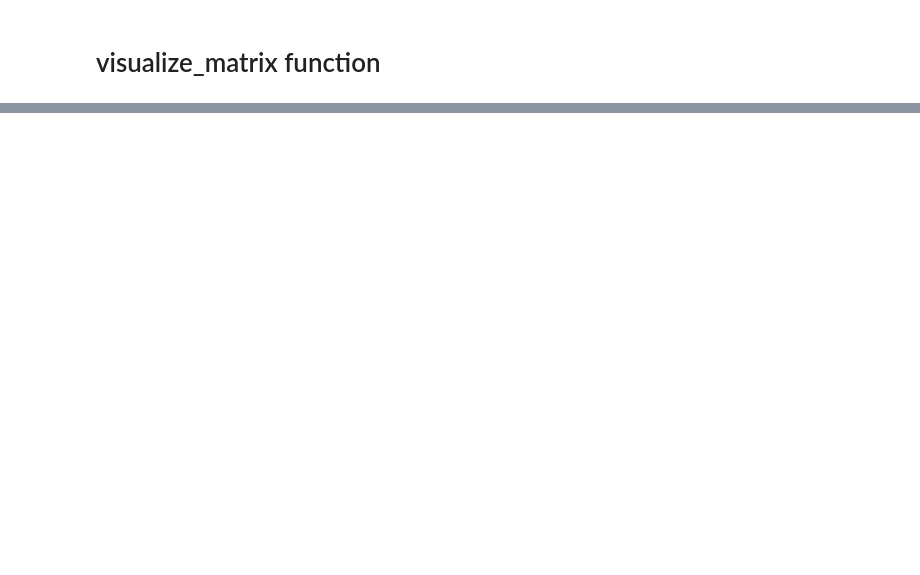
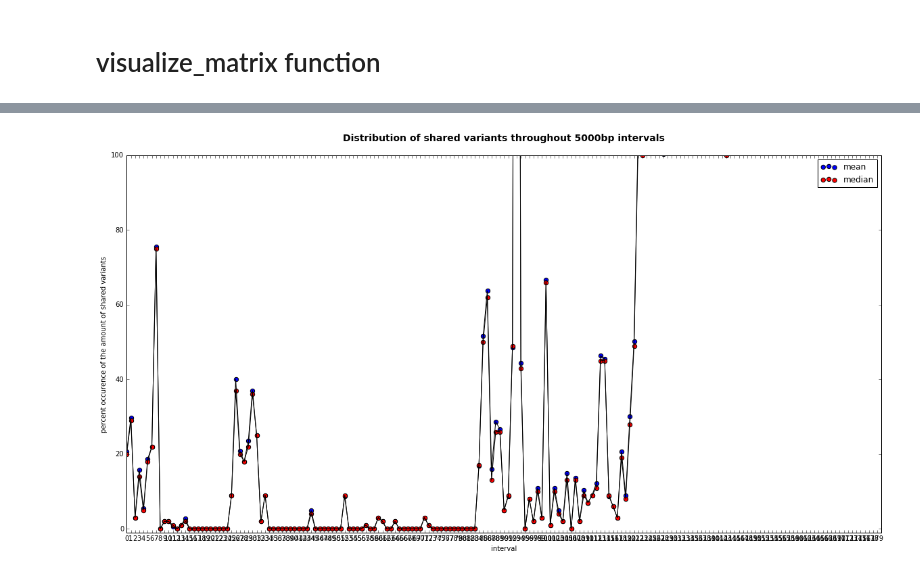
Before and after one commit to BD2KGenomics/bioapi-examples, a Jupyter notebook: python_notebooks/variantMatrix.ipynb, the cells around one changed output, grey strips where cells are left out. Cells and saved outputs as stored; diff of their text form; code cells hidden in the pictures; blank space fills up the shorter version.

```diff
--- a/python_notebooks/variantMatrix.ipynb
+++ b/python_notebooks/variantMatrix.ipynb
@@ -178,7 +182,7 @@ def variant_matrix(callMatrix, num_people, num_chrom, begin, stop):
     np.zeros((h,w))
     #np.reshape(callMatrix, (h,w))
 
-    vs = data.searchVariants(variantSetId, callSetIds= call_set_ids[0:num_people],
+    vs = client.searchVariants(variantSetId, callSetIds= call_set_ids[0:num_people],
            start=begin, end=stop, referenceName = num_chrom)
 
     for v in vs:
@@ -297,8 +425,8 @@ visualize_matrix_color(matrix, 40, "1", 100000, 140000)
 # %%
-def determine_matrix_range():
+def determine_matrix_range(matrix, num_people, num_chrom, begin, stop):
 
     matrix = {}
-    matrix = variant_matrix(matrix, 40, "1", 100000, 140000)
+    matrix = variant_matrix(matrix, num_people, num_chrom, begin, stop)
 
     i = 0
     j = 0
@@ -309,21 +437,24 @@ def determine_matrix_range():
         for j in range(len(matrix)):
             cur = matrix[i][j]
             lis.append(cur)
-
-    minimum = min(lis)
-    maximum = max(lis)
-    print ("values in the matrix range from {} to {}".
-           format(minimum, maximum))
+    minimum = 0
+    maximum = 0
+    if (len(lis) > 0):
+        minimum = min(lis)
+        maximum = max(lis)
+    #print ("values in the matrix range from {} to {}".
+    #       format(minimum, maximum))
     lis.sort()
 
     return lis
 # %%
 #determine_matrix_range()
 # %%
-def find_percent_occurence():
+def find_percent_occurence(matrix, num_people, num_chrom, begin, stop):
 
     matrix_list = []
-    matrix_list = determine_matrix_range()
+    matrix = {}
+    matrix_list = determine_matrix_range(matrix, num_people, num_chrom, begin, stop)
     i = 0
     key_list = []
     j = 0
@@ -419,0 +612,4 @@ values in the matrix range from 185 to 193
+# %%
+analyze_matrix_intervals()
+# %% [output]
+[figure, added]
```
Also changed, not shown: parts of 31 cells of this notebook.
